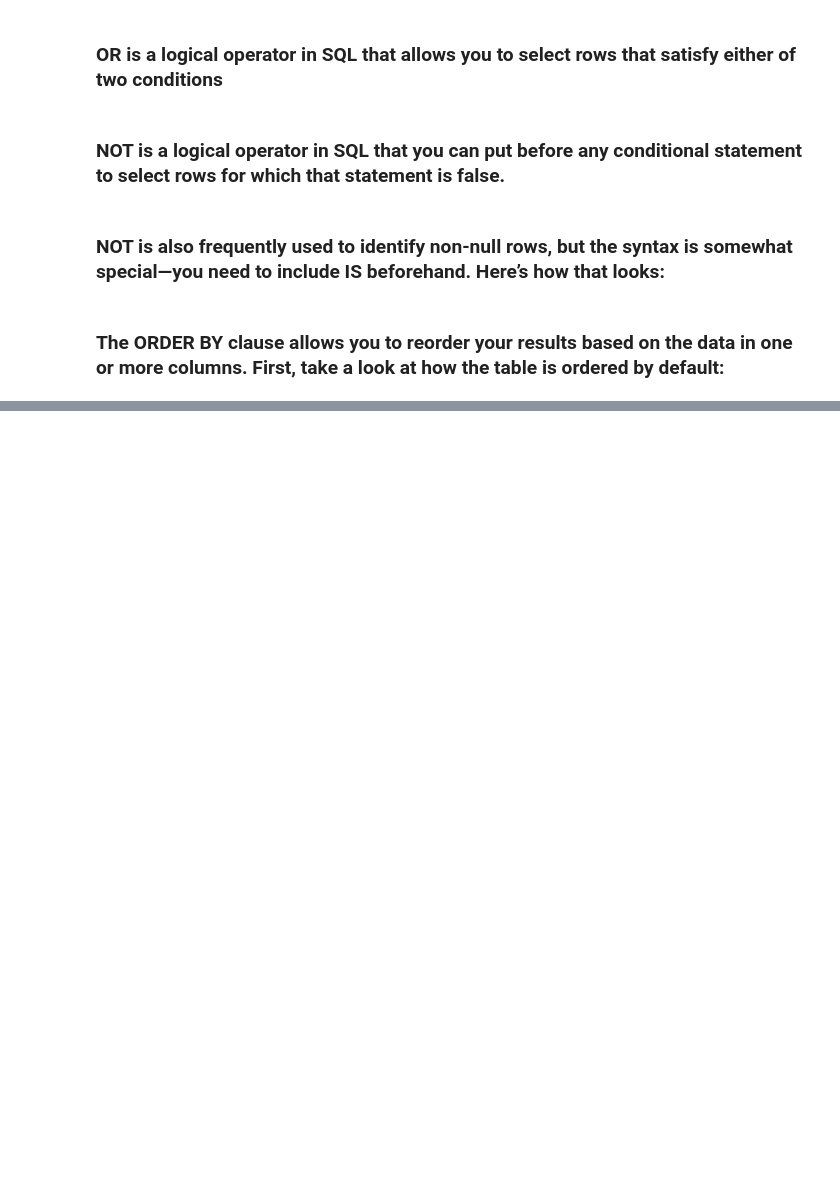
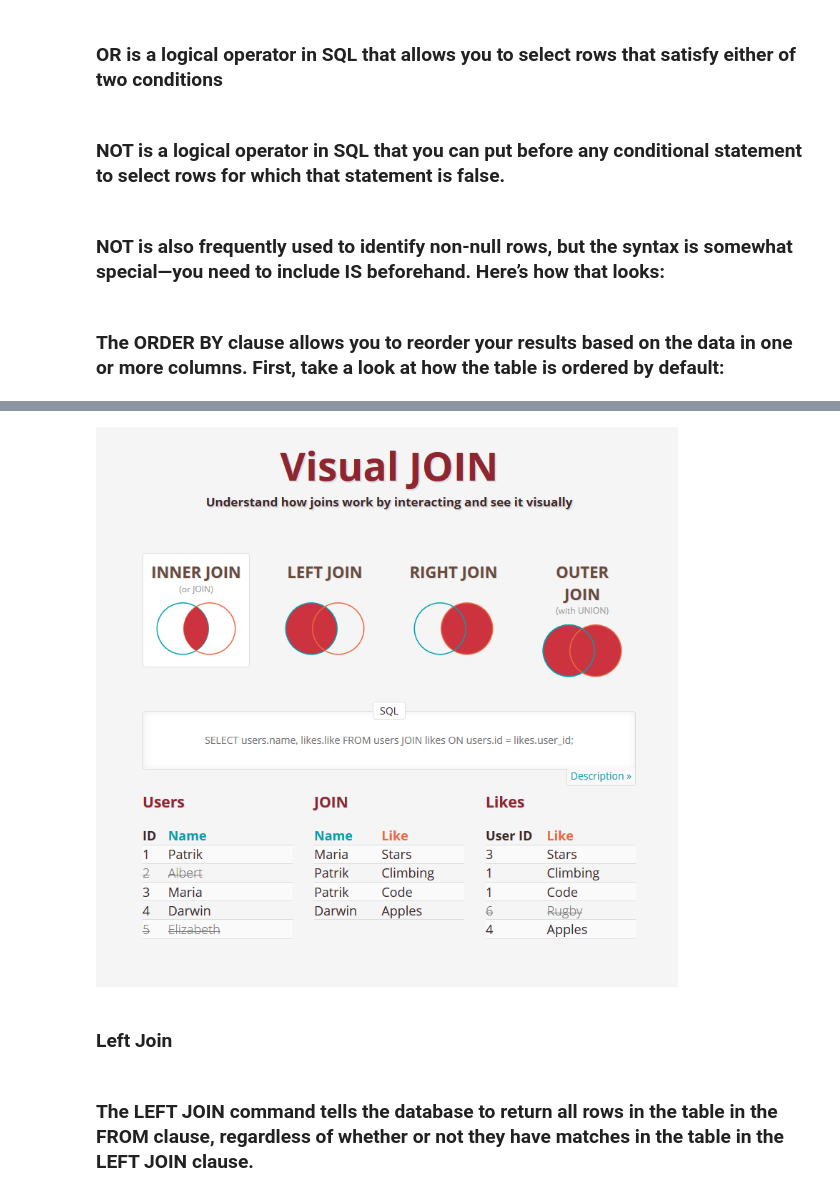
Before and after one commit to MPhillips55/SQL-notes, a Jupyter notebook: SQL-Notes.ipynb, the cells around one changed output, grey strips where cells are left out. Drawn from its saved outputs; the diff is of its cells as text; code cells hidden in the pictures; blank space fills up the shorter version.

```diff
--- a/SQL-Notes.ipynb
+++ b/SQL-Notes.ipynb
@@ -214,0 +459,6 @@ SELECT *
+# %%
+Image("capture2.png")
+# %% [output]
+[figure, added]
+# %% [markdown]
+### Left Join
@@ -214,0 +473,2 @@ SELECT *
+# %% [markdown]
+### The LEFT JOIN command tells the database to return all rows in the table in the FROM clause, regardless of whether or not they have matches in the table in the LEFT JOIN clause.
```
Also changed, not shown: parts of 72 cells of this notebook.
